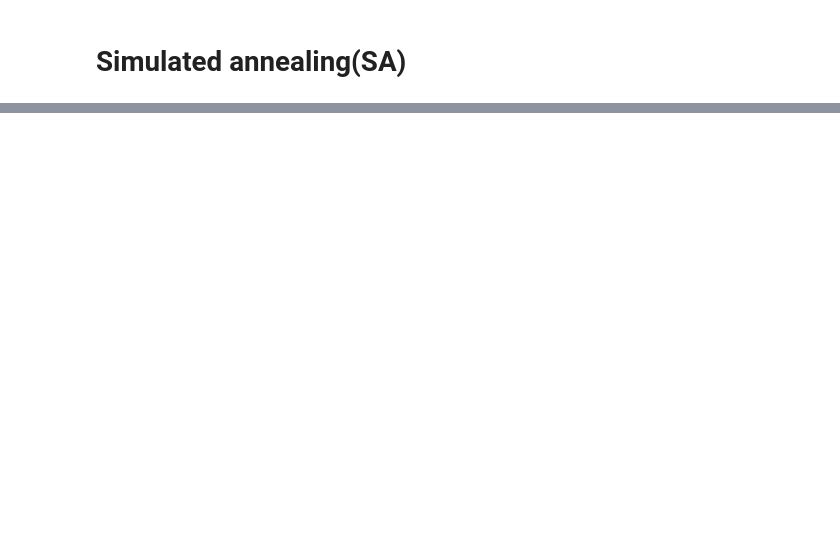
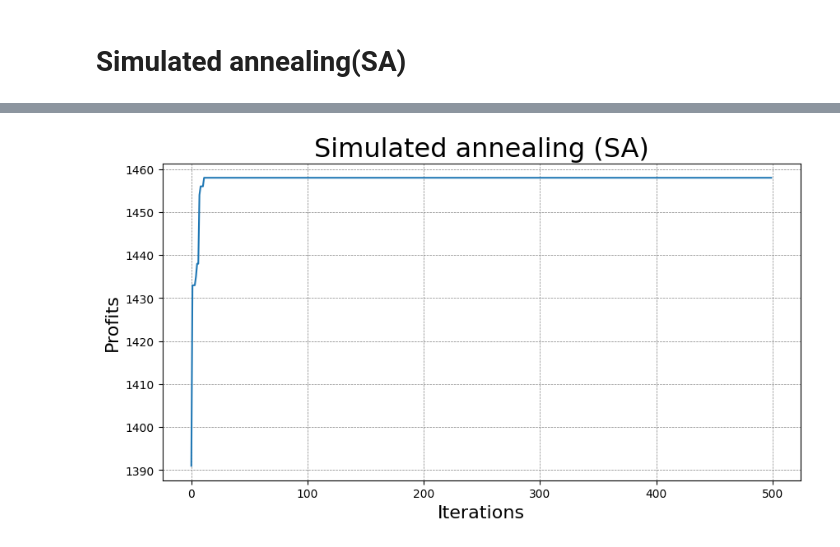
Before and after one commit to sc0210/AWINLAB_hw, a Jupyter notebook: Meta_heuristic Algorithm/01-knapstack.ipynb, the cells around one changed output, grey strips where cells are left out. Cells and saved outputs as stored; diff of their text form; code cells hidden in the pictures; blank space fills up the shorter version.

```diff
--- a/Meta_heuristic Algorithm/01-knapstack.ipynb
+++ b/Meta_heuristic Algorithm/01-knapstack.ipynb
@@ -270,0 +264,15 @@ best_fiteness
+# %%
+# Plot the result of every iterations
+plt.figure(figsize=(10, 5))
+plt.grid(color = 'gray', linestyle = '--', linewidth = 0.5)
+
+plt.xlabel('Iterations', size='16')
+plt.ylabel('Profits', size='16')
+plt.title('Simulated annealing (SA)',size='23')
+
+plt.plot(sa_results)
+plt.savefig('./output/01_knapsack_SA.png')
+
+plt.show()
+# %% [output]
+[figure, added]
```
Also changed, not shown: parts of 12 cells of this notebook, 4 other files.
